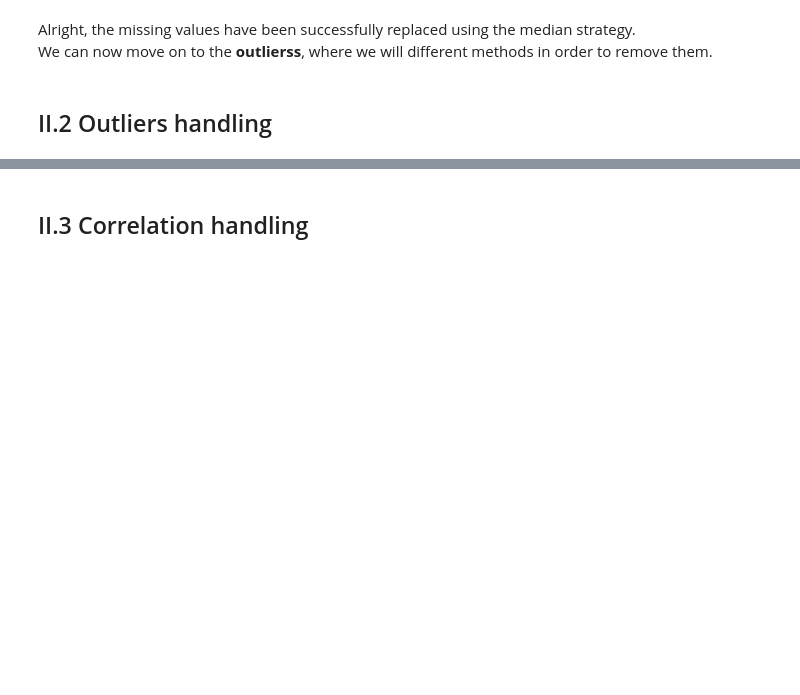
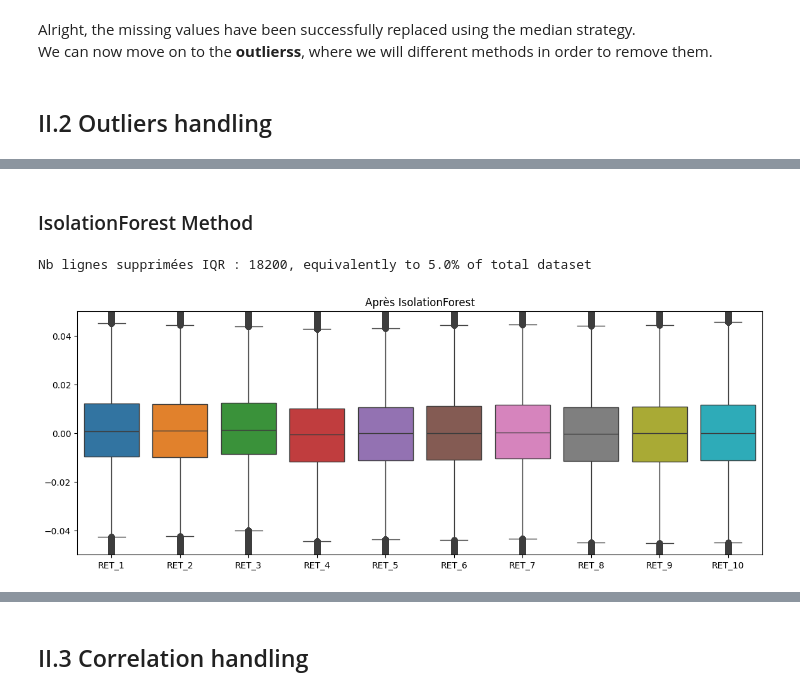
Before and after one commit to AxelPortier/QRT_Challenge_ENS, a Jupyter notebook: Test_Axel.ipynb, the cells around one changed output, grey strips where cells are left out. Cells and saved outputs as stored; diff of their text form; code cells hidden in the pictures; blank space fills up the shorter version.

```diff
--- a/Test_Axel.ipynb
+++ b/Test_Axel.ipynb
@@ -397,0 +436,21 @@ We can now move on to the **outlierss**, where we will different methods in orde
+# %% [markdown]
+### IsolationForest Method
+# %%
+# --- Méthode 2 : IsolationForest ---
+iso = IsolationForest(contamination=0.05, random_state=42)
+y_pred_iso = iso.fit_predict(X)
+cleaning_train_iso = cleaning_train[y_pred_iso == 1]  # 1 = normal, -1 = outlier
+
+nb_tot = len(cleaning_train)
+nb_removed = nb_tot - len(cleaning_train_iso)
+print(f"Nb lignes supprimées IQR : {nb_removed}, equivalently to {(nb_removed/nb_tot)*100:.1f}% of total dataset")
+
+plt.figure(figsize=(14, 5))
+sns.boxplot(cleaning_train_iso[ret_features])
+plt.title("Après IsolationForest")
+plt.ylim((-0.05, 0.05))
+
+plt.show()
+# %% [output]
+Nb lignes supprimées IQR : 18200, equivalently to 5.0% of total dataset
+[figure, added]
```
Also changed, not shown: parts of 11 cells of this notebook.
